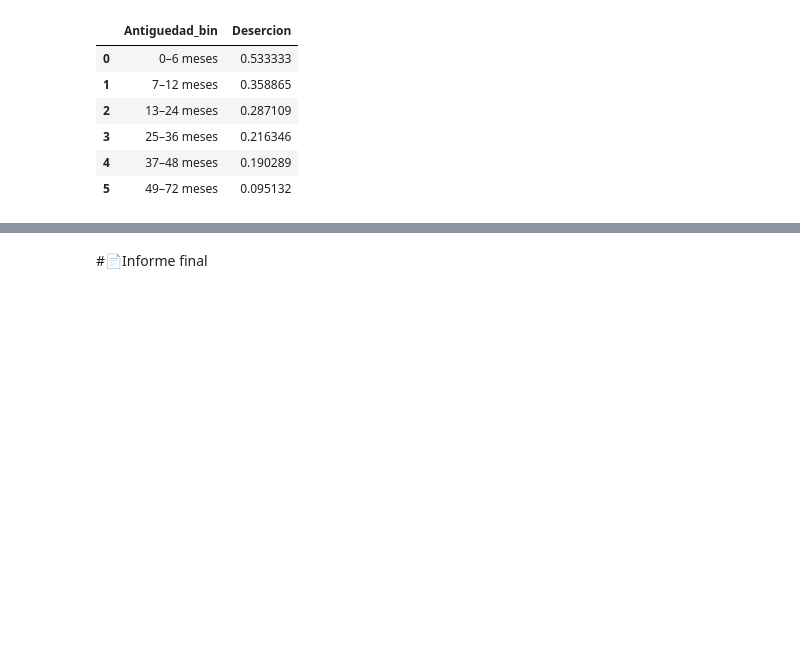
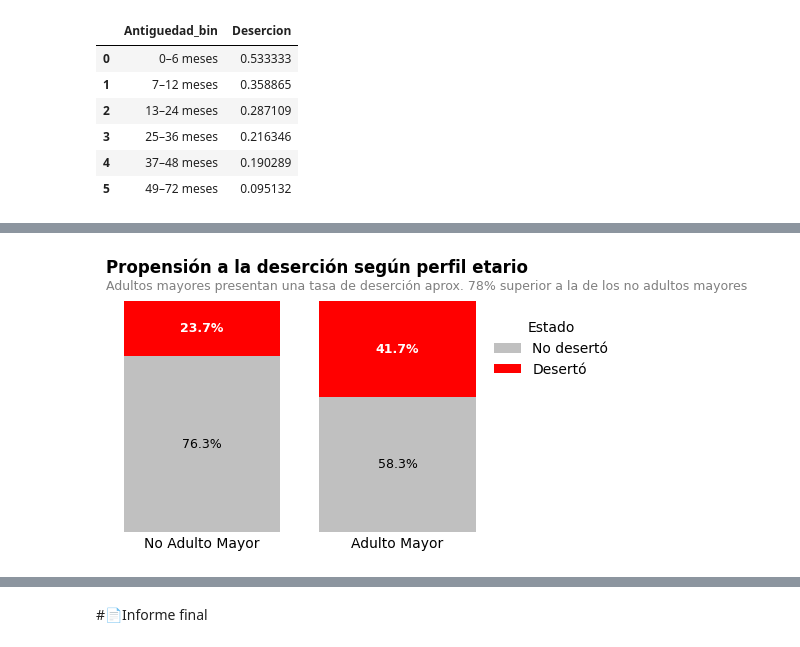
Before and after one commit to EddersonPR/challenge-telecom-x, a Jupyter notebook: TelecomX_LATAM.ipynb, the cells around one changed output, grey strips where cells are left out. Saved outputs shown, nothing was run; the diff lists cells and outputs as text; code cells hidden in the pictures; blank space fills up the shorter version.

```diff
--- a/TelecomX_LATAM.ipynb
+++ b/TelecomX_LATAM.ipynb
@@ -873,0 +872,15 @@ plt.show()
+# %%
+tabla_propension = (
+    df.groupby('Adulto_Mayor')['Desercion']
+      .value_counts(normalize=True)
+      .unstack()
+)
+
+tabla_propension.index = tabla_propension.index.map({
+    0: 'No Adulto Mayor',
+    1: 'Adulto Mayor'
+})
+
+tabla_propension.columns = ['No Desertó', 'Desertó']
+
+tabla_propension
@@ -873,0 +892,82 @@ plt.show()
+# %%
+fig, ax = plt.subplots(figsize=(5,3))
+
+# Valores
+no_deserto = tabla_propension['No Desertó']
+deserto = tabla_propension['Desertó']
+
+# Barras apiladas
+ax.bar(
+    tabla_propension.index,
+    no_deserto,
+    color='silver',
+    label='No desertó'
+)
+
+ax.bar(
+    tabla_propension.index,
+    deserto,
+    bottom=no_deserto,
+    color='red',
+    label='Desertó'
+)
+
+# Estilo ejecutivo
+ax.set_frame_on(False)
+ax.set_ylim(0, 1)
+#ax.set_yticks([0, 0.5, 1])
+#ax.set_yticklabels(['0%', '50%', '100%'])
+ax.yaxis.set_visible(False)                    # Oculta el eje y completo
+ax.tick_params(axis='y', which='both', size=0) # Quitamos los ticks del eje Y
+ax.tick_params(axis='x', which='both', size=0) # Quitamos los ticks del eje Y
+
+ax.set_title(
+    'Propensión a la deserción según perfil etario',
+    loc='left',
+    weight='bold',
+    pad=20
+)
+
+ax.text(
+    0.0, 1.05,
+    'Adultos mayores presentan una tasa de deserción aprox. 78% superior a la de los no adultos mayores',
+    transform=ax.transAxes,
+    ha='left',
+    fontsize=9,
+    color='gray'
+)
+
+for i, perfil in enumerate(tabla_propension.index):
+    ax.text(
+        i,
+        # Posición Y: Mitad de la barra 'Desertó'
+        no_deserto.iloc[i] + deserto.iloc[i] / 2,
+        # Texto: Porcentaje de 'Desertó'
+        f'{deserto.iloc[i]*100:.1f}%',
+        ha='center',
+        va='center',
+        fontsize=9,
+        color='white',
+        weight='bold' # Ya estaba en negrita
+    )
+
+    # 2. Etiquetas de "No Desertó"
+    ax.text(
+        i,
+        # Posición Y: Mitad de la barra 'No Desertó'
+        no_deserto.iloc[i] / 2,
+        # Texto: Porcentaje de 'No Desertó'
+        f'{no_deserto.iloc[i]*100:.1f}%',
+        ha='center',
+        va='center',
+        fontsize=9,
+        color='black', # Color negro para contraste
+    )
+
+
+ax.grid(axis='y', linestyle='--', alpha=0.3)
+ax.legend(title='Estado', frameon=False, bbox_to_anchor=(0.95, 1), loc='upper left', borderaxespad=1.)
+
+plt.show()
+# %% [output]
+[figure, added]
```
Also changed, not shown: parts of 14 cells of this notebook.
